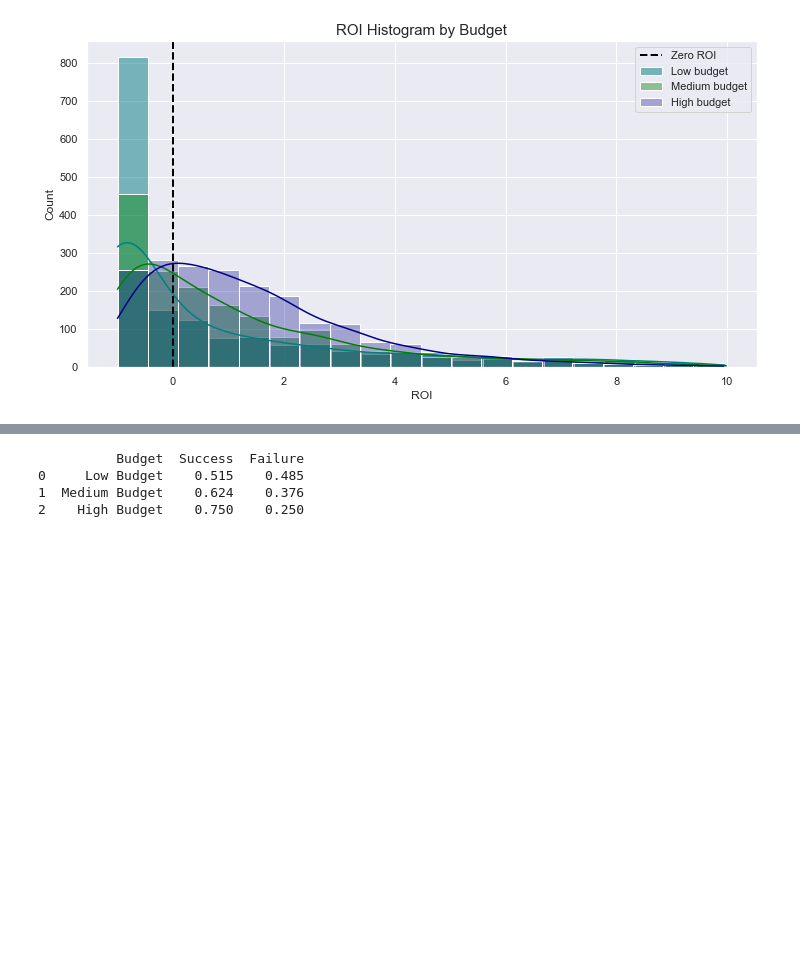
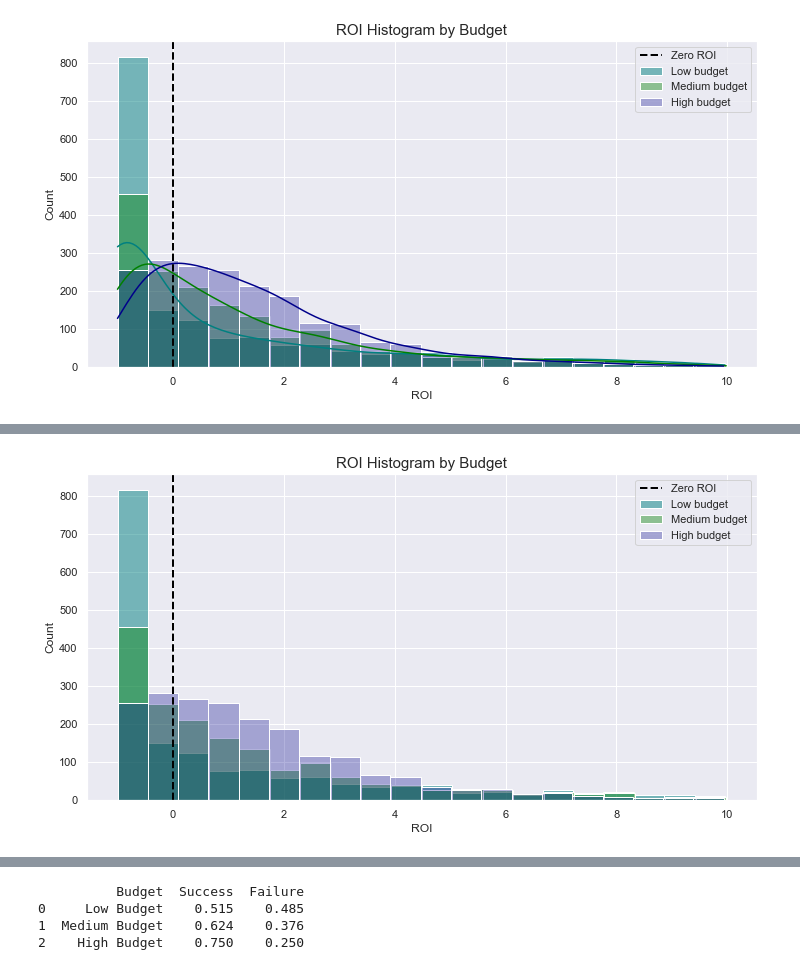
Before and after one commit to Limonada24/Capstone-Project-1, a Jupyter notebook: Exploration and Visualization.ipynb, the cells around one changed output, grey strips where cells are left out. Saved outputs shown, nothing was run; the diff lists cells and outputs as text; code cells hidden in the pictures; blank space fills up the shorter version.

```diff
--- a/Exploration and Visualization.ipynb
+++ b/Exploration and Visualization.ipynb
@@ -588,0 +600,11 @@ ax.legend();
+# %%
+fig, ax = plt.subplots(figsize=(12,6))
+sns.set(color_codes=True)
+sns.histplot(cleanclean_low['ROI'], bins=20, color = 'teal', alpha = .5, label = 'Low budget', legend = True)
+sns.histplot(cleanclean_medium['ROI'], bins=20, color = 'green', alpha = .4, label = 'Medium budget', legend = True )
+sns.histplot(cleanclean_high['ROI'], bins=20, color = 'darkblue', alpha = .3, label = 'High budget')
+ax.axvline(0,color='black',linestyle='--',lw=2,label='Zero ROI')
+ax.set_title('ROI Histogram by Budget', fontsize = 15)
+ax.legend();
+# %% [output]
+[figure, added]
```
Also changed, not shown: parts of 8 cells of this notebook, 1 other file.
